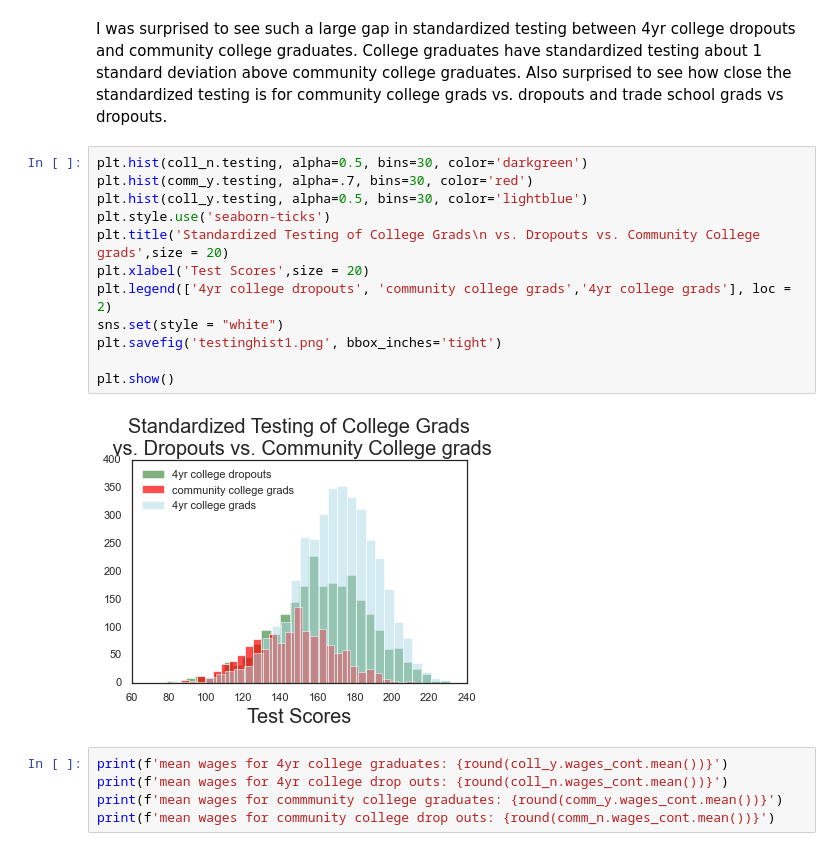
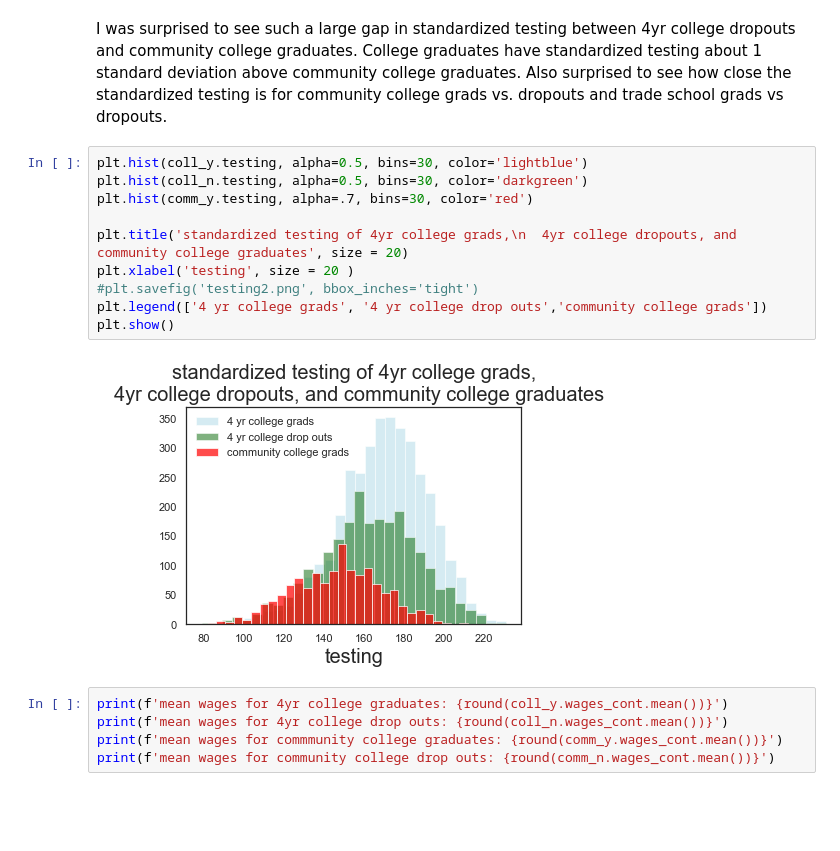
Before and after one commit to eonslemp/ML_assisted_college_advising, a Jupyter notebook: code/final_notebook.ipynb, the cells around one changed output. Drawn from its saved outputs; the diff is of its cells as text; blank space fills up the shorter version.

```diff
--- a/code/final_notebook.ipynb
+++ b/code/final_notebook.ipynb
@@ -483,19 +486,17 @@ standardized testing mean for trade school dropouts is: 132.7
 I was surprised to see such a large gap in standardized testing between 4yr college dropouts and community college graduates.  College graduates have standardized testing about 1 standard deviation above community college graduates.
 Also surprised to see how close the standardized testing is for community college grads vs. dropouts and trade school grads vs dropouts.
 # %%
+plt.hist(coll_y.testing, alpha=0.5, bins=30, color='lightblue')
 plt.hist(coll_n.testing, alpha=0.5, bins=30, color='darkgreen')
 plt.hist(comm_y.testing, alpha=.7, bins=30, color='red')
-plt.hist(coll_y.testing, alpha=0.5, bins=30, color='lightblue')
-plt.style.use('seaborn-ticks')
-plt.title('Standardized Testing of College Grads\n vs. Dropouts vs. Community College grads',size = 20)
-plt.xlabel('Test Scores',size = 20)
-plt.legend(['4yr college dropouts', 'community college grads','4yr college grads'], loc = 2)
-sns.set(style = "white")
-plt.savefig('testinghist1.png', bbox_inches='tight')
 
+plt.title('standardized testing of 4yr college grads,\n  4yr college dropouts, and community college graduates', size = 20)
+plt.xlabel('testing', size = 20 )
+#plt.savefig('testing2.png', bbox_inches='tight')
+plt.legend(['4 yr college grads', '4 yr college drop outs','community college grads'])
 plt.show()
 # %% [output]
-[figure, old version]
+[figure, new version]
 # %%
 print(f'mean wages for 4yr college graduates: {round(coll_y.wages_cont.mean())}')
 print(f'mean wages for 4yr college drop outs: {round(coll_n.wages_cont.mean())}')
```
Also changed, not shown: parts of 27 cells of this notebook, 17 other files.
